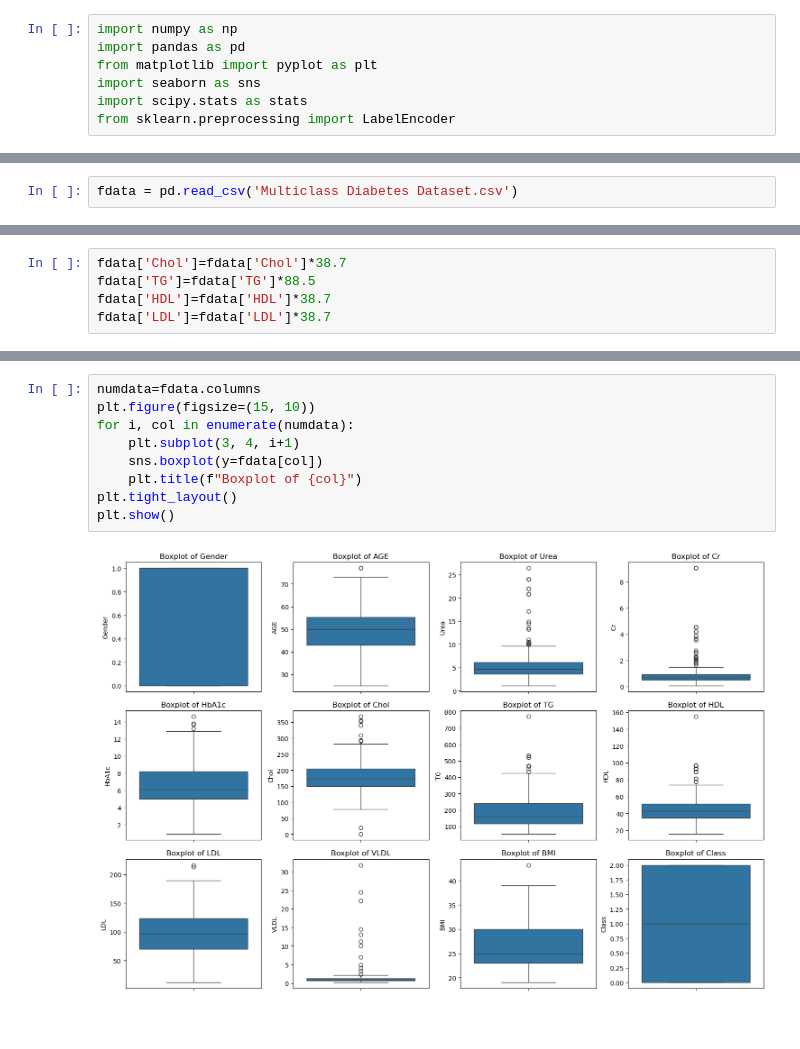
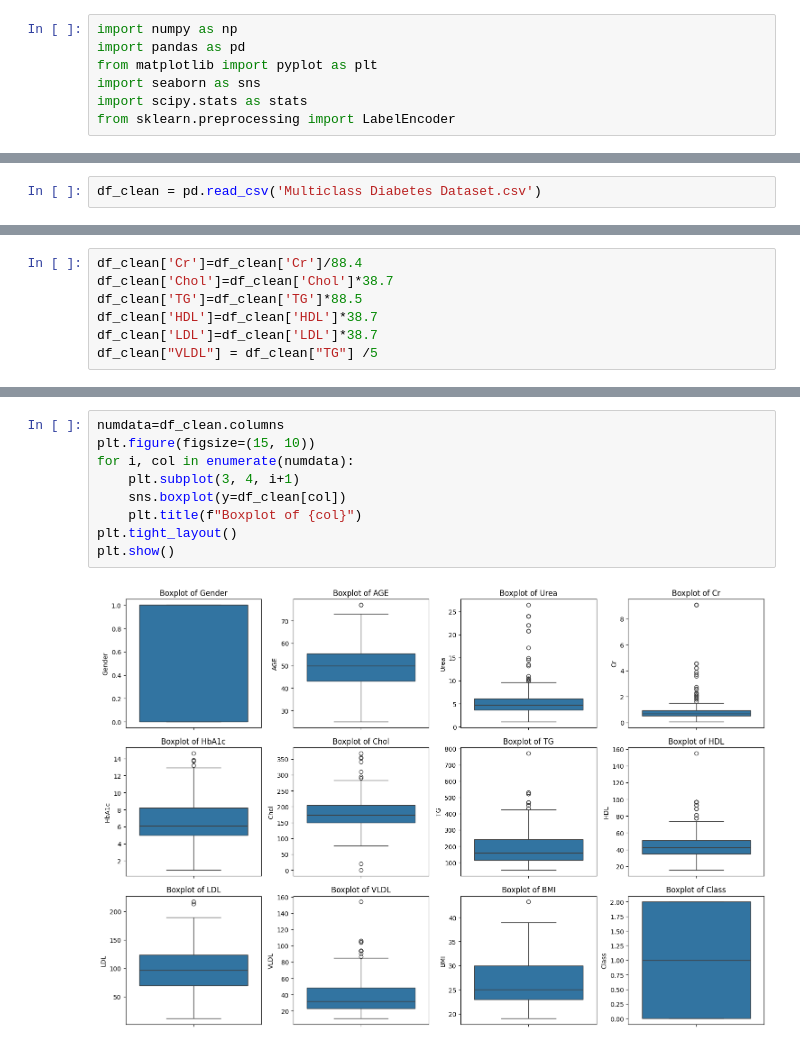
Before and after one commit to Hisham-youssry/diabete-prediction-app, a Jupyter notebook: final.ipynb, the cells around one changed output, grey strips where cells are left out. Drawn from its saved outputs; the diff is of its cells as text.

```diff
--- a/final.ipynb
+++ b/final.ipynb
@@ -8,3 +24,3 @@ from sklearn.preprocessing import LabelEncoder
 # %%
-fdata = pd.read_csv('Multiclass Diabetes Dataset.csv')
+df_clean = pd.read_csv('Multiclass Diabetes Dataset.csv')
 # %%
@@ -96,5 +171,7 @@ fdata['Cr']=fdata['Cr']/88.4
 # %%
-fdata['Chol']=fdata['Chol']*38.7
-fdata['TG']=fdata['TG']*88.5
-fdata['HDL']=fdata['HDL']*38.7
-fdata['LDL']=fdata['LDL']*38.7
+df_clean['Cr']=df_clean['Cr']/88.4
+df_clean['Chol']=df_clean['Chol']*38.7
+df_clean['TG']=df_clean['TG']*88.5
+df_clean['HDL']=df_clean['HDL']*38.7
+df_clean['LDL']=df_clean['LDL']*38.7
+df_clean["VLDL"] = df_clean["TG"] /5
@@ -101,11 +192,11 @@ fdata['LDL']=fdata['LDL']*38.7
 # %%
-numdata=fdata.columns
+numdata=df_clean.columns
 plt.figure(figsize=(15, 10))
 for i, col in enumerate(numdata):
     plt.subplot(3, 4, i+1)
-    sns.boxplot(y=fdata[col])
+    sns.boxplot(y=df_clean[col])
     plt.title(f"Boxplot of {col}")
 plt.tight_layout()
 plt.show()
 # %% [output]
-[figure, old version]
+[figure, new version]
```
Also changed, not shown: parts of 52 cells of this notebook, 4 other files.
